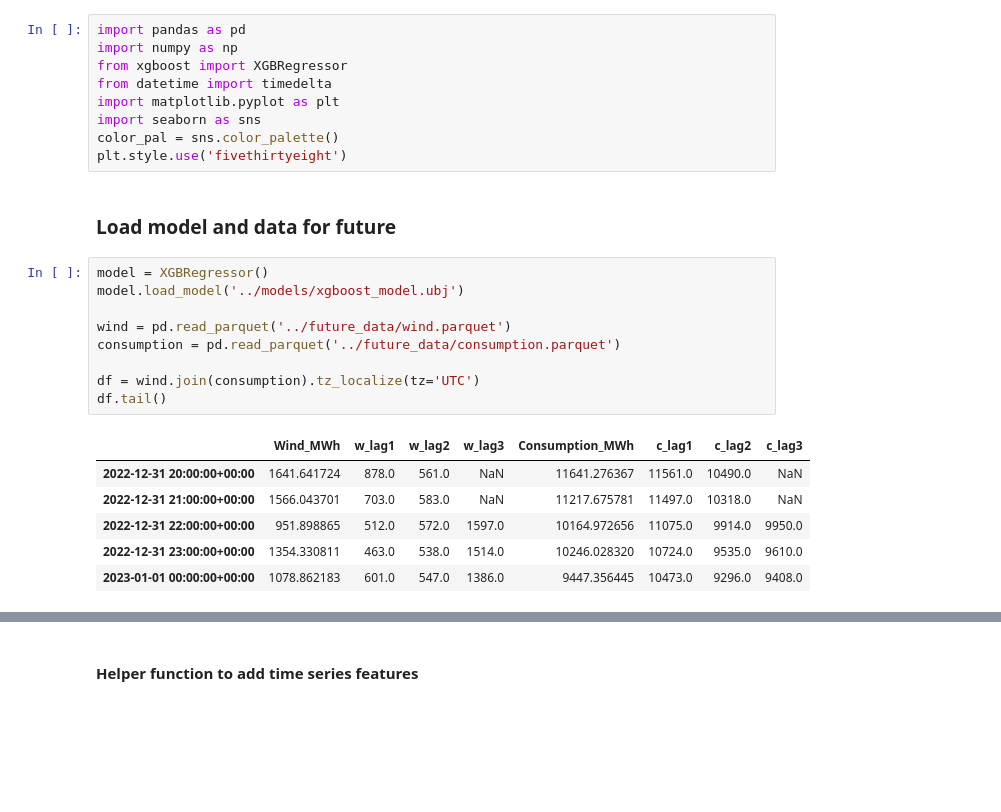
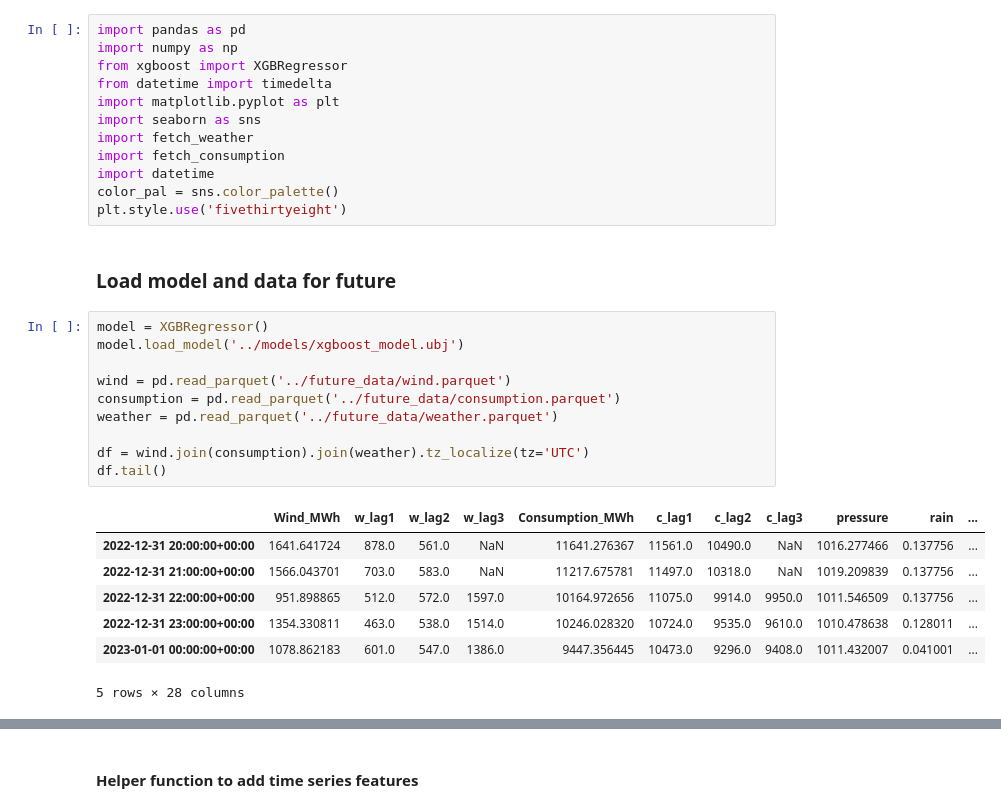
Before and after one commit to IDS-mini/electricity, a Jupyter notebook: data/predict_future.ipynb, the cells around one changed output, grey strips where cells are left out. Saved outputs shown, nothing was run; the diff lists cells and outputs as text; blank space fills up the shorter version.

```diff
--- a/data/predict_future.ipynb
+++ b/data/predict_future.ipynb
@@ -5,6 +5,9 @@ from xgboost import XGBRegressor
 from datetime import timedelta
 import matplotlib.pyplot as plt
 import seaborn as sns
+import fetch_weather
+import fetch_consumption
+import datetime
 color_pal = sns.color_palette()
 plt.style.use('fivethirtyeight')
 # %% [markdown]
@@ -12,16 +15,18 @@ plt.style.use('fivethirtyeight')
 # %%
 model = XGBRegressor()
 model.load_model('../models/xgboost_model.ubj')
 
 wind = pd.read_parquet('../future_data/wind.parquet')
 consumption = pd.read_parquet('../future_data/consumption.parquet')
+weather = pd.read_parquet('../future_data/weather.parquet')
 
-df = wind.join(consumption).tz_localize(tz='UTC')
+df = wind.join(consumption).join(weather).tz_localize(tz='UTC')
 df.tail()
 # %% [output]
-|  | Wind_MWh | w_lag1 | w_lag2 | w_lag3 | Consumption_MWh | c_lag1 | c_lag2 | c_lag3 |
-| 2022-12-31 20:00:00+00:00 | 1641.641724 | 878.0 | 561.0 | NaN | 11641.276367 | 11561.0 | 10490.0 | NaN |
-| 2022-12-31 21:00:00+00:00 | 1566.043701 | 703.0 | 583.0 | NaN | 11217.675781 | 11497.0 | 10318.0 | NaN |
-| 2022-12-31 22:00:00+00:00 | 951.898865 | 512.0 | 572.0 | 1597.0 | 10164.972656 | 11075.0 | 9914.0 | 9950.0 |
-| 2022-12-31 23:00:00+00:00 | 1354.330811 | 463.0 | 538.0 | 1514.0 | 10246.028320 | 10724.0 | 9535.0 | 9610.0 |
-| 2023-01-01 00:00:00+00:00 | 1078.862183 | 601.0 | 547.0 | 1386.0 | 9447.356445 | 10473.0 | 9296.0 | 9408.0 |
+|  | Wind_MWh | w_lag1 | w_lag2 | w_lag3 | Consumption_MWh | c_lag1 | c_lag2 | c_lag3 | pressure | rain | ... |
+| 2022-12-31 20:00:00+00:00 | 1641.641724 | 878.0 | 561.0 | NaN | 11641.276367 | 11561.0 | 10490.0 | NaN | 1016.277466 | 0.137756 | ... |
+| 2022-12-31 21:00:00+00:00 | 1566.043701 | 703.0 | 583.0 | NaN | 11217.675781 | 11497.0 | 10318.0 | NaN | 1019.209839 | 0.137756 | ... |
+| 2022-12-31 22:00:00+00:00 | 951.898865 | 512.0 | 572.0 | 1597.0 | 10164.972656 | 11075.0 | 9914.0 | 9950.0 | 1011.546509 | 0.137756 | ... |
+| 2022-12-31 23:00:00+00:00 | 1354.330811 | 463.0 | 538.0 | 1514.0 | 10246.028320 | 10724.0 | 9535.0 | 9610.0 | 1010.478638 | 0.128011 | ... |
+| 2023-01-01 00:00:00+00:00 | 1078.862183 | 601.0 | 547.0 | 1386.0 | 9447.356445 | 10473.0 | 9296.0 | 9408.0 | 1011.432007 | 0.041001 | ... |
+5 rows × 28 columns
```
Also changed, not shown: parts of 5 cells of this notebook, 7 other files.
